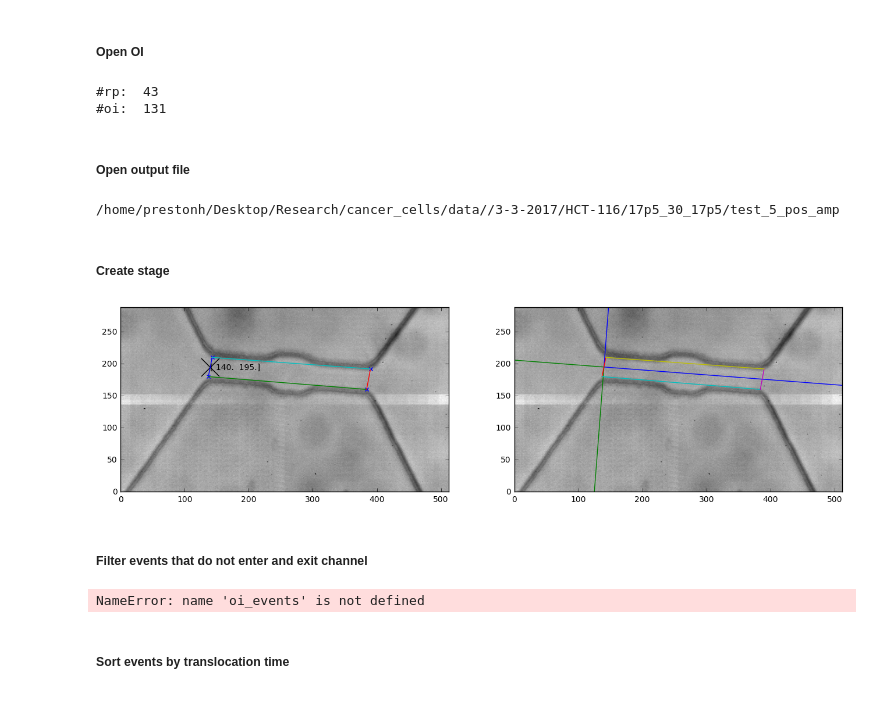
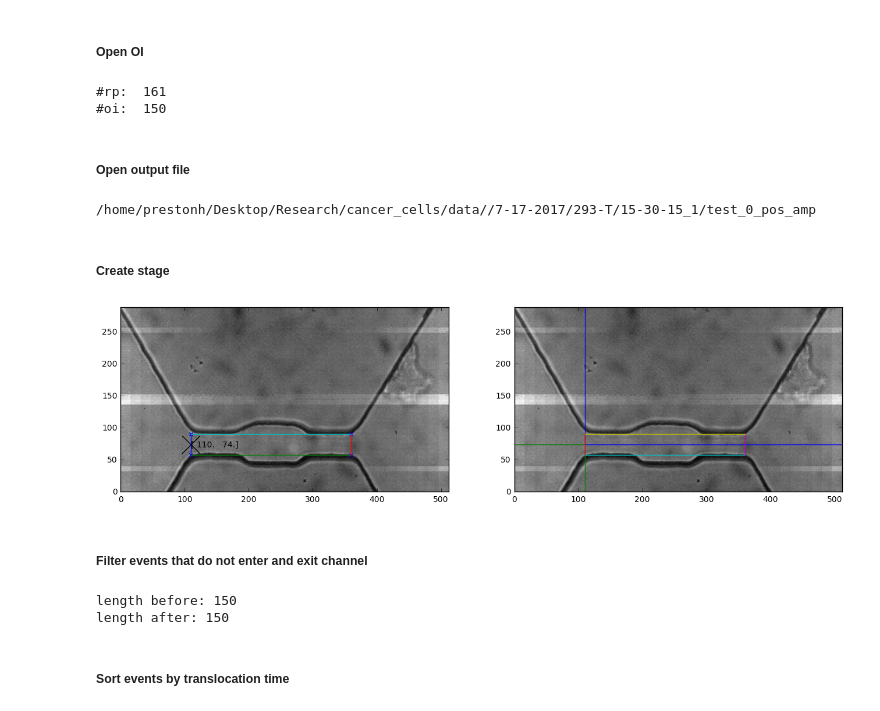
Before and after one commit to tphinkle/pore_stats, a Jupyter notebook: notebooks/rp_oi_sync.ipynb, the cells around one changed output. Cells and saved outputs as stored; diff of their text form; code cells hidden in the pictures.

```diff
--- a/notebooks/rp_oi_sync.ipynb
+++ b/notebooks/rp_oi_sync.ipynb
@@ -30,10 +30,10 @@ from IPython.display import HTML
 # %% [markdown]
 ##### Set file info
 # %%
-date = '/3-3-2017'
-particle = '/HCT-116'
-chip = '/17p5_30_17p5'
-file_index = '5'
+date = '/7-17-2017'
+particle = '/293-T'
+chip = '/15-30-15_1'
+file_index = '0'
 
 base_directory = '/home/prestonh/Desktop/Research/cancer_cells/data/'+date+particle+chip
 # %% [markdown]
@@ -62,7 +62,7 @@ rp_events = rp_file.open_event_file_json(rp_events_file_path)
 # %%
 oi_res_x = 512
 oi_res_y = 288
-oi_fps = 50000.
+oi_fps = 100000.
 oi_exp = 5
 
 # OI data files
@@ -70,7 +70,7 @@ oi_vid_file_directory = base_directory + '/oi/bin/'
 oi_vid_file_name = 'test_camera_' + file_index
 oi_vid_file_path = oi_vid_file_directory + oi_vid_file_name
 
-oi_vid = oi_file.Raw(oi_vid_file_path, oi_res_x, oi_res_y, oi_fps, oi_exp)
+oi_vid = oi_file.Video(oi_vid_file_path, oi_res_x, oi_res_y, oi_fps, oi_exp)
 
 
 # OI event files
@@ -83,8 +83,8 @@ oi_events = oi_file.open_event_file_json(oi_events_file_path)
 print "#rp: ", len(rp_events)
 print "#oi: ", len(oi_events)
 # %% [output]
-#rp:  43
-#oi:  131
+#rp:  161
+#oi:  150
 # %% [markdown]
 ##### Open output file
 # %%
@@ -93,22 +93,22 @@ output_file_name = oi_vid_file_name.replace('camera_','') + '_pos_amp'
 output_file_path = output_file_directory + output_file_name
 print output_file_path
 # %% [output]
-/home/prestonh/Desktop/Research/cancer_cells/data//3-3-2017/HCT-116/17p5_30_17p5/test_5_pos_amp
+/home/prestonh/Desktop/Research/cancer_cells/data//7-17-2017/293-T/15-30-15_1/test_0_pos_amp
 # %% [markdown]
 ##### Create stage
 # %%
 reload(oi)
 template_index = 0
 template_frame = oi_vid.get_frame(template_index)
-c0 = [143, 210]
-c1 = [137, 180]
-c2 = [384, 160]
-c3 = [390, 192]
+c0 = [110,90]
+c1 = [110,58]
+c2 = [360,58]
+c3 = [360,90]
 stage = oi.Stage(template_frame, c0, c1, c2, c3)
 stage._length_microns = 150
 stage.plot_stage()
 # %% [output]
-[figure, old version]
+[figure, new version]
 # %% [markdown]
 ##### Filter events that do not enter and exit channel
 # %%
@@ -120,7 +120,8 @@ print 'length before:', len(oi_events)
 oi_events = [event for event in oi_events if event._channel_enter_tf != None and event._channel_exit_tf != None]
 print 'length after:', len(oi_events)
 # %% [output]
-NameError: name 'oi_events' is not defined
+length before: 150
+length after: 150
 # %% [markdown]
 ##### Sort events by translocation time
 # %%
```
Also changed, not shown: parts of 6 cells of this notebook, 3 other files.
